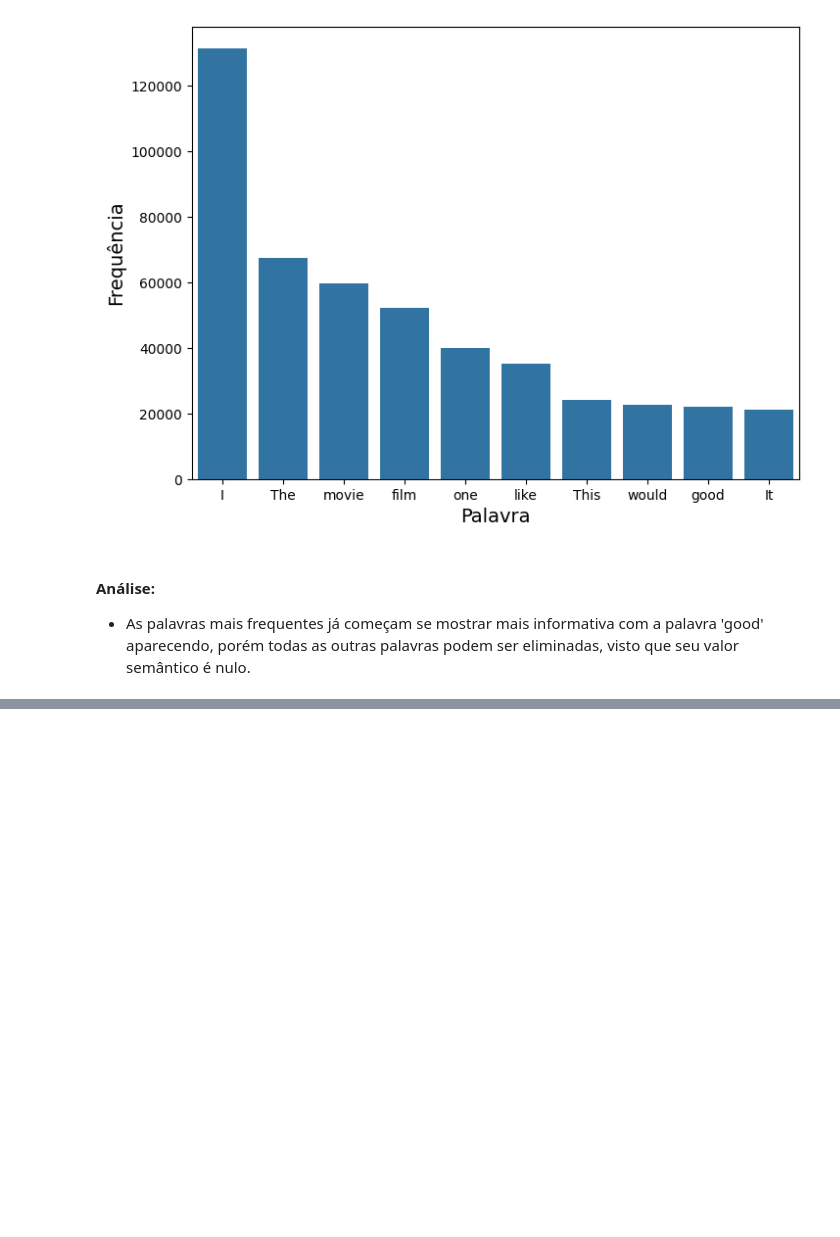
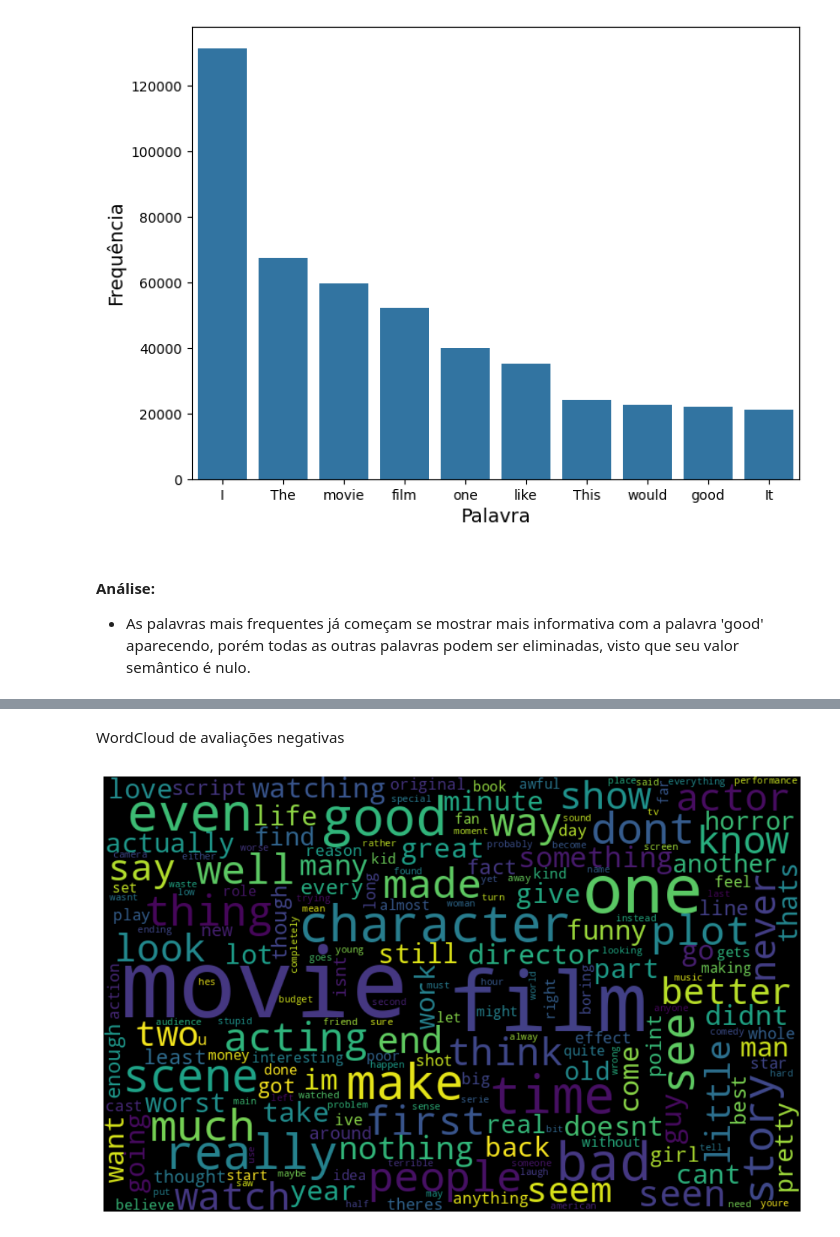
Before and after one commit to guialbquerque/AnaliseDeSentimentosIMDB, a Jupyter notebook: notebooks/preprocessing/data_pre_processing.ipynb, the cells around one changed output, grey strips where cells are left out. Cells and saved outputs as stored; diff of their text form; code cells hidden in the pictures; blank space fills up the shorter version.

```diff
--- a/notebooks/preprocessing/data_pre_processing.ipynb
+++ b/notebooks/preprocessing/data_pre_processing.ipynb
@@ -175,0 +244,6 @@ plot_word_frequencies(df, 'Treatment1', 10)
+# %% [markdown]
+WordCloud de avaliações negativas
+# %%
+negative_words_cloud(df, 'Treatment3')
+# %% [output]
+[figure, added]
```
Also changed, not shown: parts of 24 cells of this notebook.
